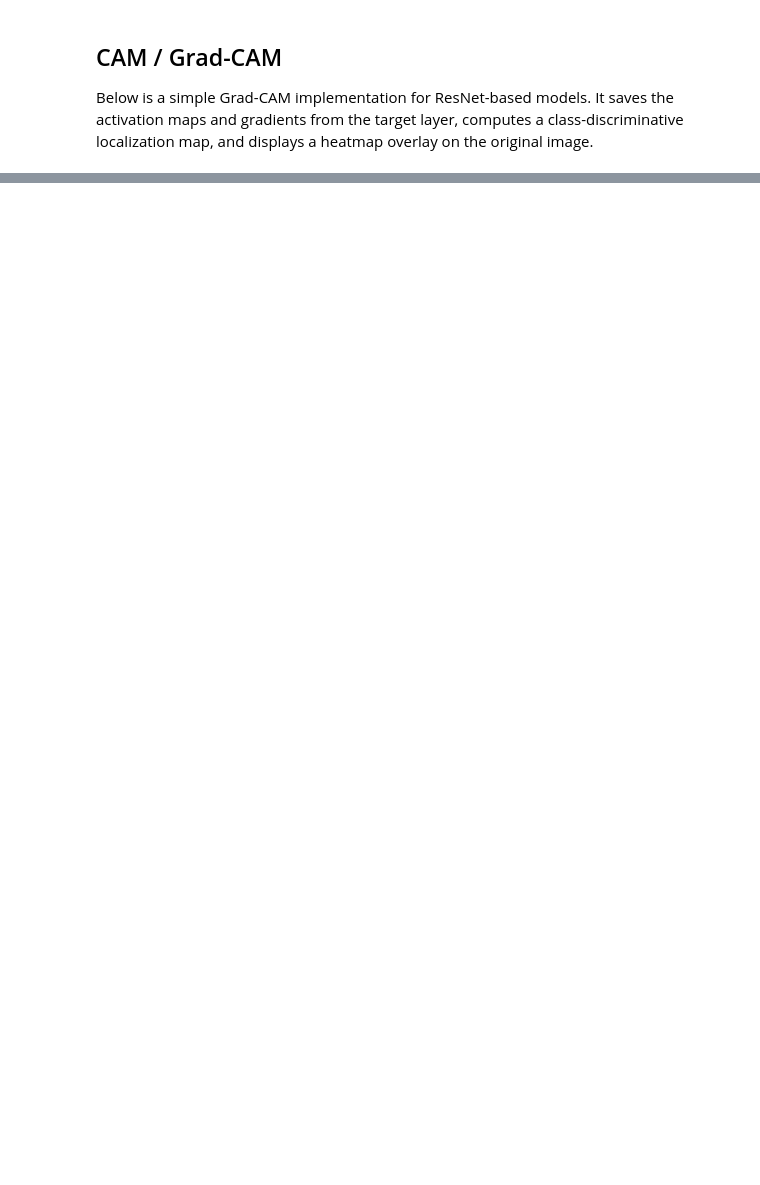
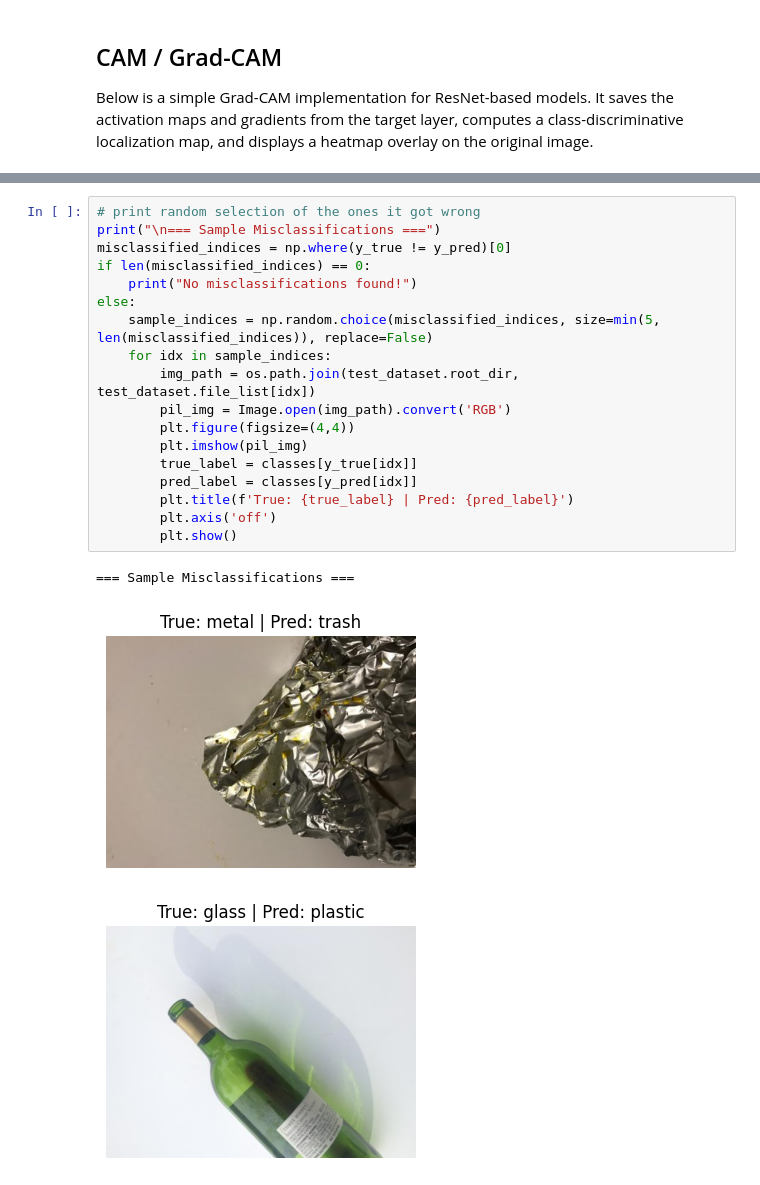
Before and after one commit to fynley17/AI-Class, a Jupyter notebook: portfolio/trash/main.ipynb, the cells around one changed output, grey strips where cells are left out. Cells and saved outputs as stored; diff of their text form; blank space fills up the shorter version.

```diff
--- a/portfolio/trash/main.ipynb
+++ b/portfolio/trash/main.ipynb
@@ -803,0 +794,22 @@ plt.show()
+# %%
+# print random selection of the ones it got wrong
+print("\n=== Sample Misclassifications ===")
+misclassified_indices = np.where(y_true != y_pred)[0]
+if len(misclassified_indices) == 0:
+    print("No misclassifications found!")
+else:
+    sample_indices = np.random.choice(misclassified_indices, size=min(5, len(misclassified_indices)), replace=False)
+    for idx in sample_indices:
+        img_path = os.path.join(test_dataset.root_dir, test_dataset.file_list[idx])
+        pil_img = Image.open(img_path).convert('RGB')
+        plt.figure(figsize=(4,4))
+        plt.imshow(pil_img)
+        true_label = classes[y_true[idx]]
+        pred_label = classes[y_pred[idx]]
+        plt.title(f'True: {true_label} | Pred: {pred_label}')
+        plt.axis('off')
+        plt.show()
+# %% [output]
+=== Sample Misclassifications ===
+[figure, added]
+[figure, added]
```
Also changed, not shown: parts of 11 cells of this notebook.
